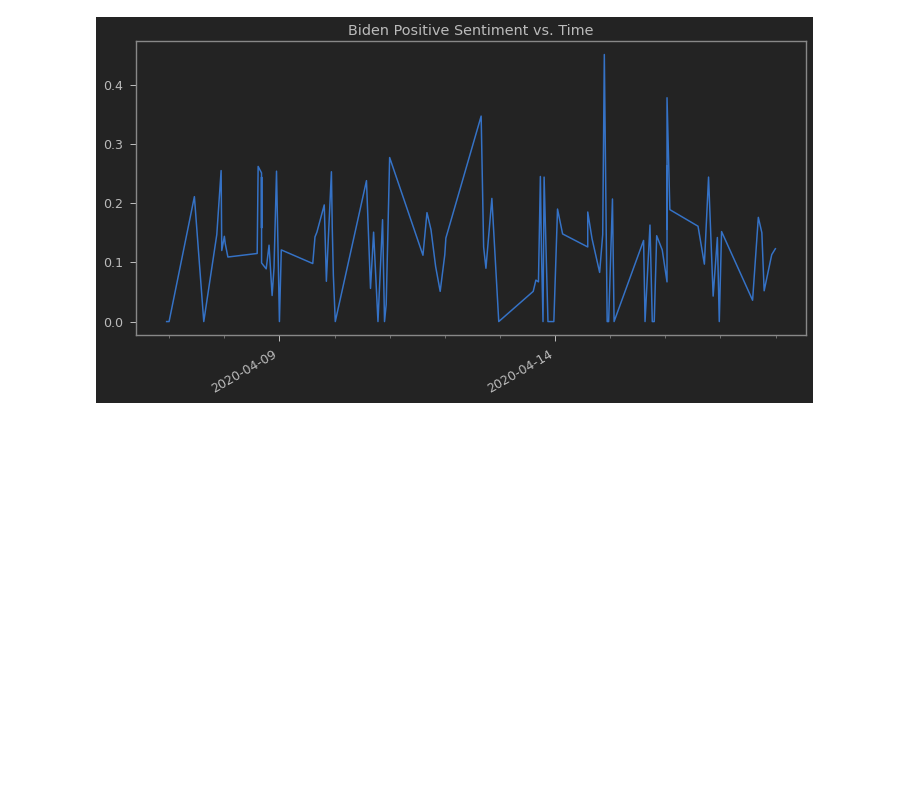
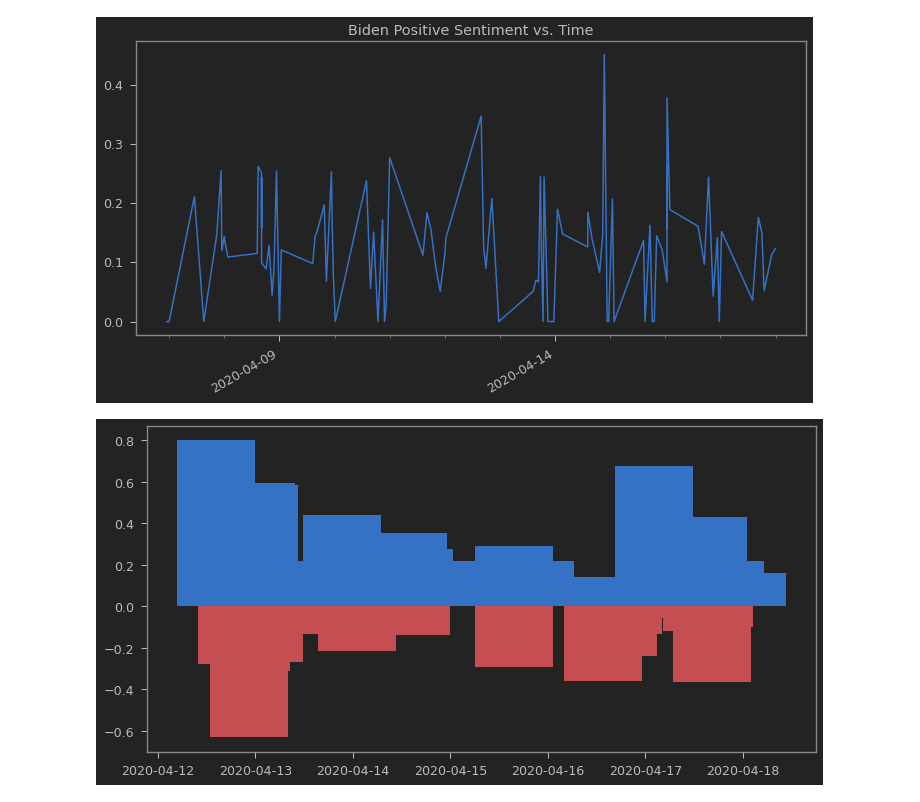
Before and after one commit to justinDeu/cs3654-covid, a Jupyter notebook: analysis.ipynb, the cells around one changed output. Saved outputs shown, nothing was run; the diff lists cells and outputs as text; code cells hidden in the pictures; blank space fills up the shorter version.

Commit message:
attempt at pos/neg graph

```diff
--- a/analysis.ipynb
+++ b/analysis.ipynb
@@ -142,0 +161,16 @@ plt.show()
+# %%
+# plotting positive and neg scores, whichever is greater
+trump_pos = trump_df.copy()
+trump_neg = trump_df.copy()
+
+trump_pos['major_score'] = trump_pos['major_score'].apply(lambda val: val if val >= 0 else np.nan)
+trump_neg['major_score'] = trump_neg['major_score'].apply(lambda val: val if val < 0 else np.nan)
+
+
+fig, ax = plt.subplots( figsize=(12,6))
+ax.bar(trump_pos['Created'], trump_pos['major_score'])
+ax.bar(trump_neg['Created'], trump_neg['major_score'], color='r')
+
+plt.show()
+# %% [output]
+[figure, added]
```
Also changed, not shown: parts of 11 cells of this notebook.
